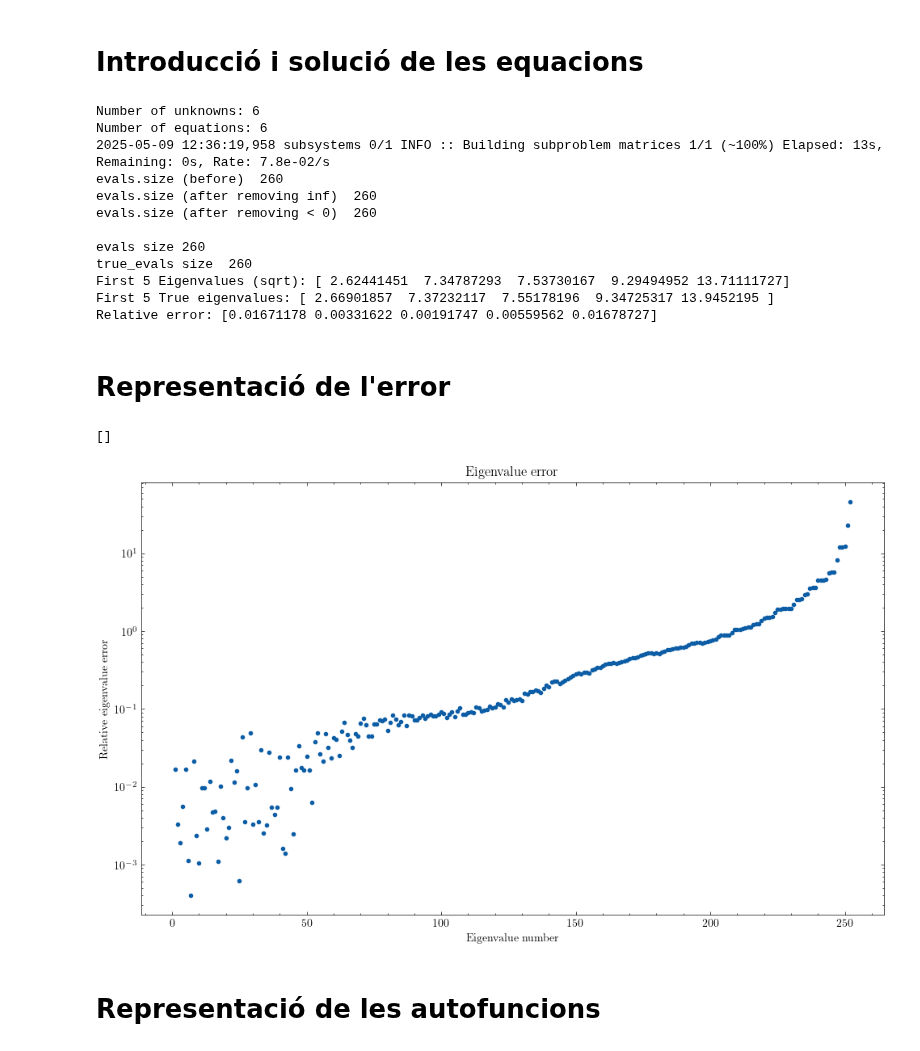
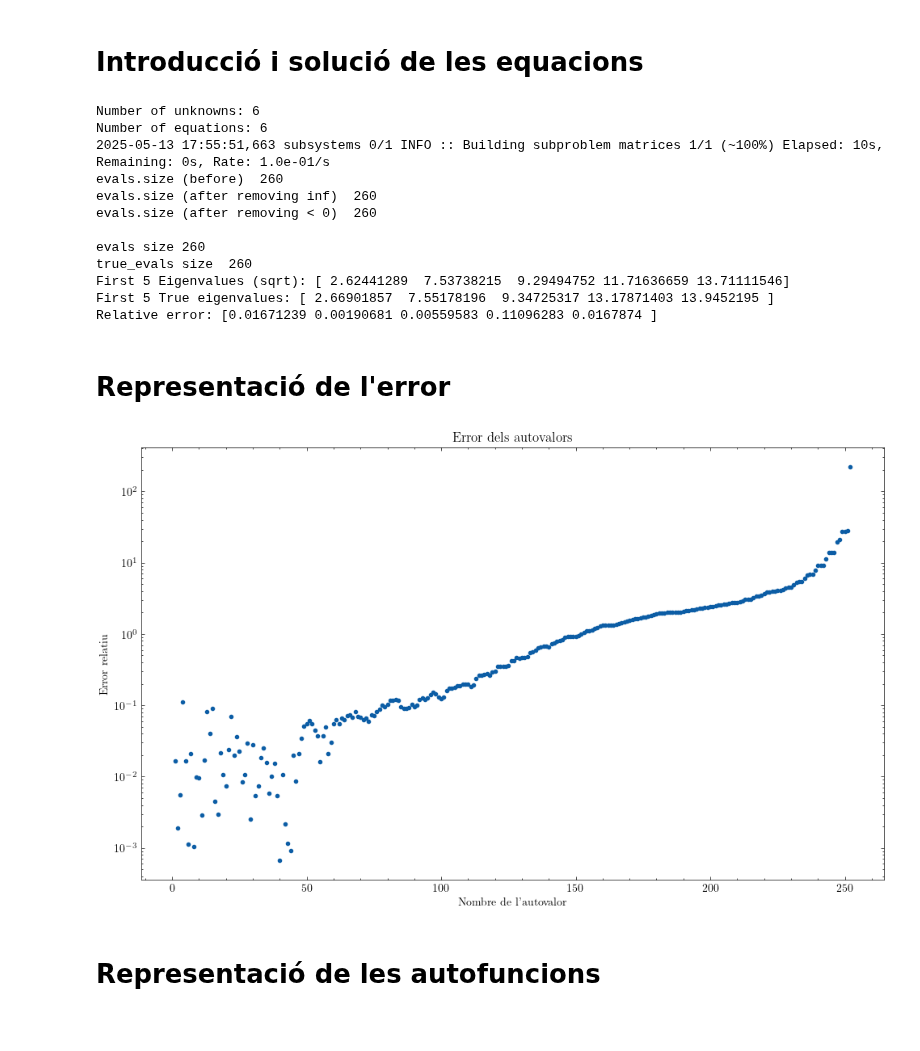
Before and after one commit to JoanRibotOliver/TFG, a Jupyter notebook: Fast & slow modes.ipynb, the cells around one changed output. Cells and saved outputs as stored; diff of their text form; code cells hidden in the pictures.

```diff
--- a/Fast & slow modes.ipynb
+++ b/Fast & slow modes.ipynb
@@ -13,6 +13,7 @@ import matplotlib.lines as mlines
 import dedalus.public as d3
 from scipy.optimize import fsolve
 import logging
+import matplotlib.ticker as ticker
 logger = logging.getLogger(__name__)
 from IPython.display import display
 import scienceplots
@@ -88,8 +89,8 @@ kz = 0.01
 ### Velocitats a trossos ###
 cp2 = 1
 cc2 = 6 # 6
-vAp2 = 9 # 9
-vAc2 = 36 # 36
+vAp2 = 20 # 9
+vAc2 = 250 # 36
 # Valors realistes: cp2, cc2, vAp2, vAc2  137724550.89820358 27544910179.640717 3978873577.297384 795774715459.4768
 
 
@@ -219,30 +220,31 @@ print()  # This adds a blank line
 # %% [output]
 Number of unknowns: 6
 Number of equations: 6
-2025-05-09 12:36:19,958 subsystems 0/1 INFO :: Building subproblem matrices 1/1 (~100%) Elapsed: 13s, Remaining: 0s, Rate: 7.8e-02/s
+2025-05-13 17:55:51,663 subsystems 0/1 INFO :: Building subproblem matrices 1/1 (~100%) Elapsed: 10s, Remaining: 0s, Rate: 1.0e-01/s
 evals.size (before)  260
 evals.size (after removing inf)  260
 evals.size (after removing < 0)  260
 
 evals size 260
 true_evals size  260
-First 5 Eigenvalues (sqrt): [ 2.62441451  7.34787293  7.53730167  9.29494952 13.71111727]
-First 5 True eigenvalues: [ 2.66901857  7.37232117  7.55178196  9.34725317 13.9452195 ]
-Relative error: [0.01671178 0.00331622 0.00191747 0.00559562 0.01678727]
+First 5 Eigenvalues (sqrt): [ 2.62441289  7.53738215  9.29494752 11.71636659 13.71111546]
+First 5 True eigenvalues: [ 2.66901857  7.55178196  9.34725317 13.17871403 13.9452195 ]
+Relative error: [0.01671239 0.00190681 0.00559583 0.11096283 0.0167874 ]
 # %% [markdown]
 # Representació de l'error
 # %%
 plt.figure(figsize=(10, 6))
 plt.semilogy(n, relative_error, '.')
-plt.xlabel("Eigenvalue number")
-plt.ylabel("Relative eigenvalue error")
+plt.xlabel("Nombre de l'autovalor")
+plt.ylabel("Error relatiu")
 plt.tight_layout()
-plt.title("Eigenvalue error")
+plt.title("Error dels autovalors")
 plt.grid(False)
 plt.plot()
+
+plt.savefig('eigenvalue_error.png', dpi=300)
 # %% [output]
-[]
-[figure, old version]
+[figure, new version]
 # %% [markdown]
 # Representació de les autofuncions
 # %%
```
Also changed, not shown: parts of 18 cells of this notebook, 5 other files.
